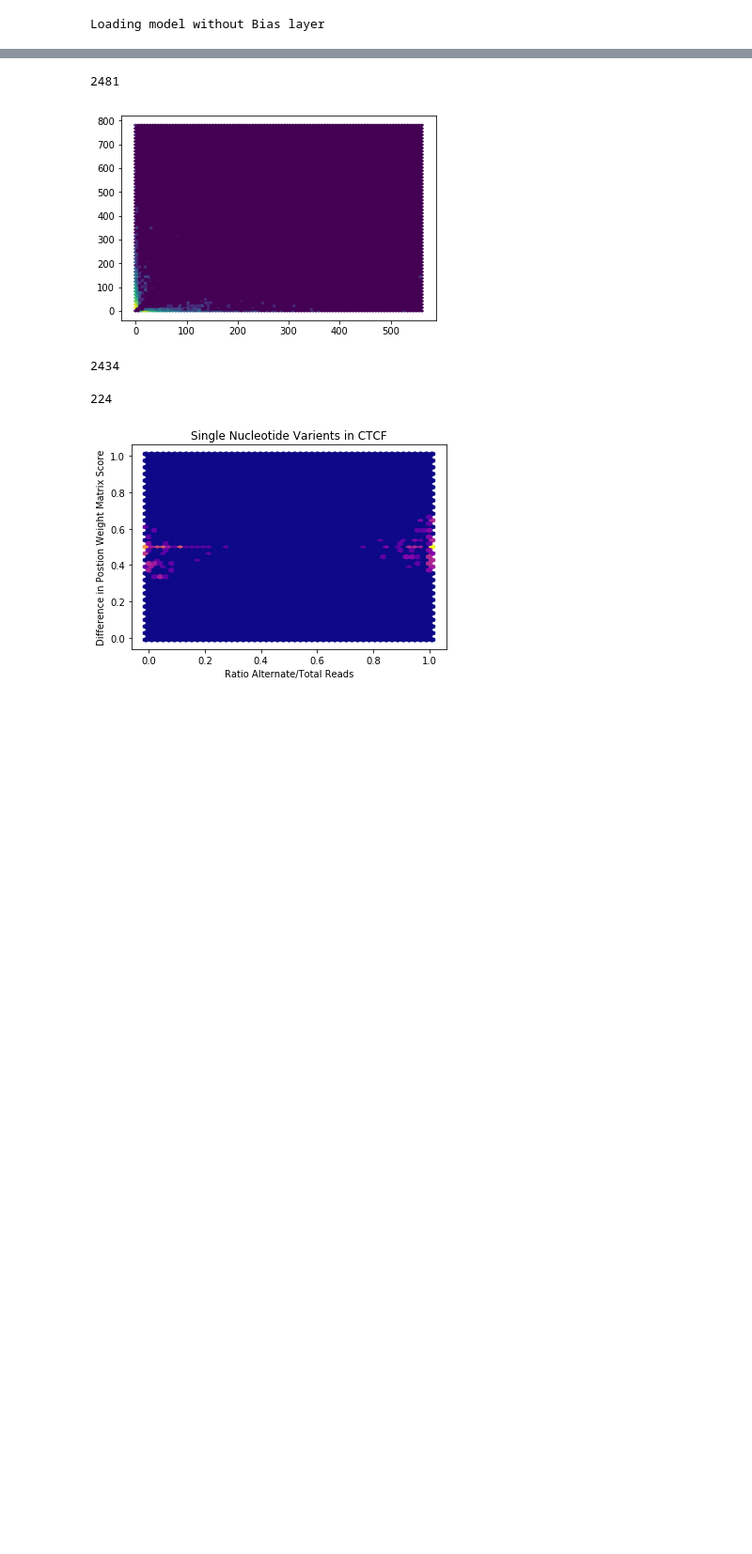
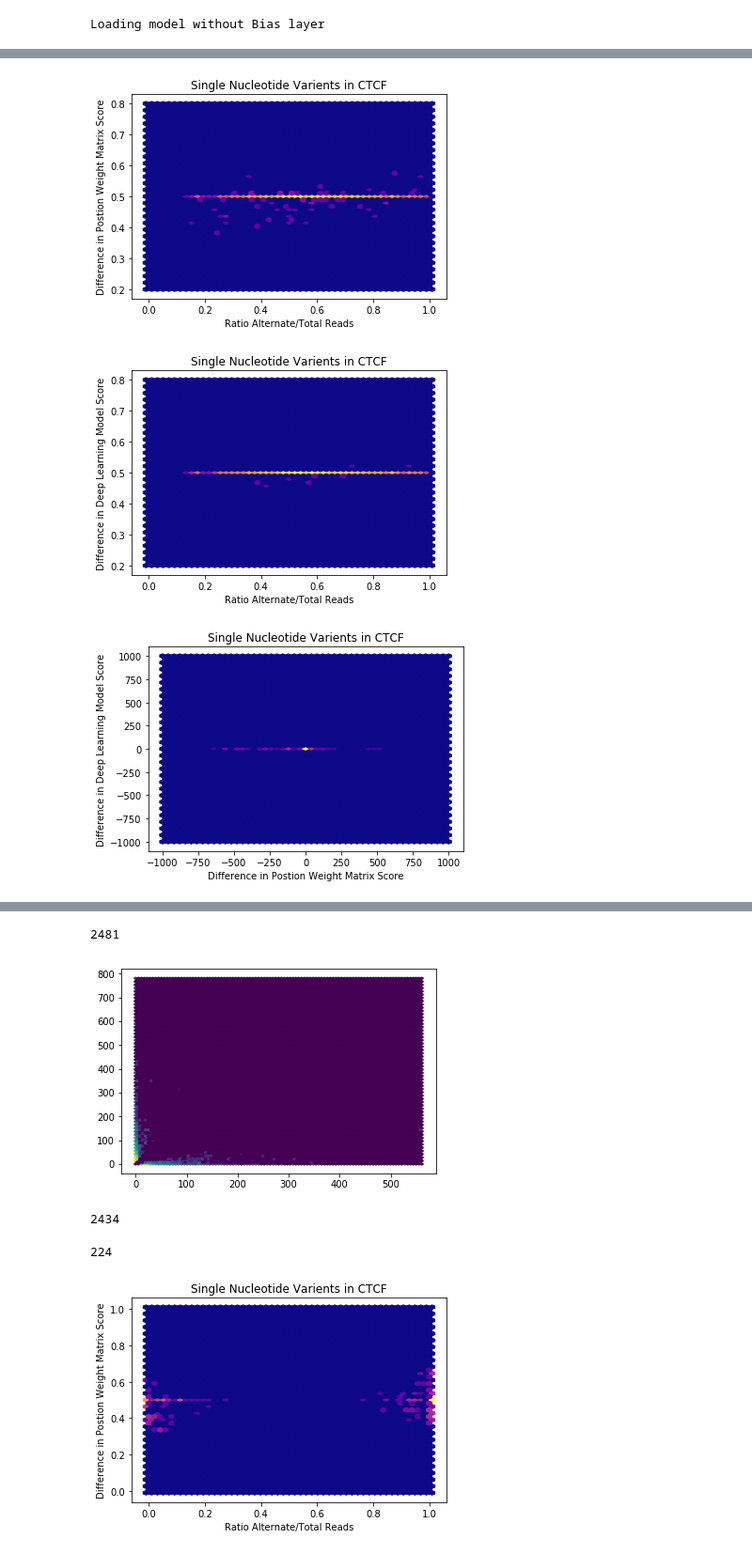
Before and after one commit to kal26/TF_Classifier, a Jupyter notebook: evaluation_tools/SNV_analysis.ipynb, the cells around one changed output, grey strips where cells are left out. Shown at 94% size. Saved outputs shown, nothing was run; the diff lists cells and outputs as text; code cells hidden in the pictures; blank space fills up the shorter version.

```diff
--- a/evaluation_tools/SNV_analysis.ipynb
+++ b/evaluation_tools/SNV_analysis.ipynb
@@ -31,0 +77,36 @@ genome = ucscgenome.Genome('/home/kal/.ucscgenome/hg19.2bit')
+# %%
+# get only strong pwm signals
+strong_filter = [((pref > 1700) or (palt > 1700)) for pref, palt in zip(all_prefpreds, all_paltpreds)]
+refpreds = all_refpreds[strong_filter]
+altpreds = all_altpreds[strong_filter]
+prefpreds = all_prefpreds[strong_filter]
+paltpreds = all_paltpreds[strong_filter]
+
+# get differences
+allelic_ratio = [alt/(alt+ref) for alt, ref in zip(snvs.altCount[strong_filter], snvs.refCount[strong_filter])]
+diffs = altpreds - refpreds
+pdiffs = paltpreds - prefpreds
+ratios = [alt/(ref+alt) for ref, alt in zip(refpreds, altpreds)]
+pratios = [alt/(ref+alt) for ref, alt in zip(prefpreds, paltpreds)]
+
+plt.hexbin(allelic_ratio, pratios, gridsize=50, bins='log', cmap='plasma', extent=(-.01, 1.01, .2, .8))
+plt.title('Single Nucleotide Varients in CTCF')
+plt.xlabel('Ratio Alternate/Total Reads')
+plt.ylabel('Difference in Postion Weight Matrix Score')
+plt.show()
+
+plt.hexbin(allelic_ratio, ratios, gridsize=50, bins='log', cmap='plasma', extent=(-.01, 1.01, .2, .8))
+plt.title('Single Nucleotide Varients in CTCF')
+plt.xlabel('Ratio Alternate/Total Reads')
+plt.ylabel('Difference in Deep Learning Model Score')
+plt.show()
+
+plt.hexbin(pdiffs, diffs, gridsize=50, bins='log', cmap='plasma', extent=(-1000, 1000, -1000, 1000))
+plt.title('Single Nucleotide Varients in CTCF')
+plt.xlabel('Difference in Postion Weight Matrix Score')
+plt.ylabel('Difference in Deep Learning Model Score')
+plt.show()
+# %% [output]
+[figure, added]
+[figure, added]
+[figure, added]
```
Also changed, not shown: parts of 17 cells of this notebook, 7 other files.
